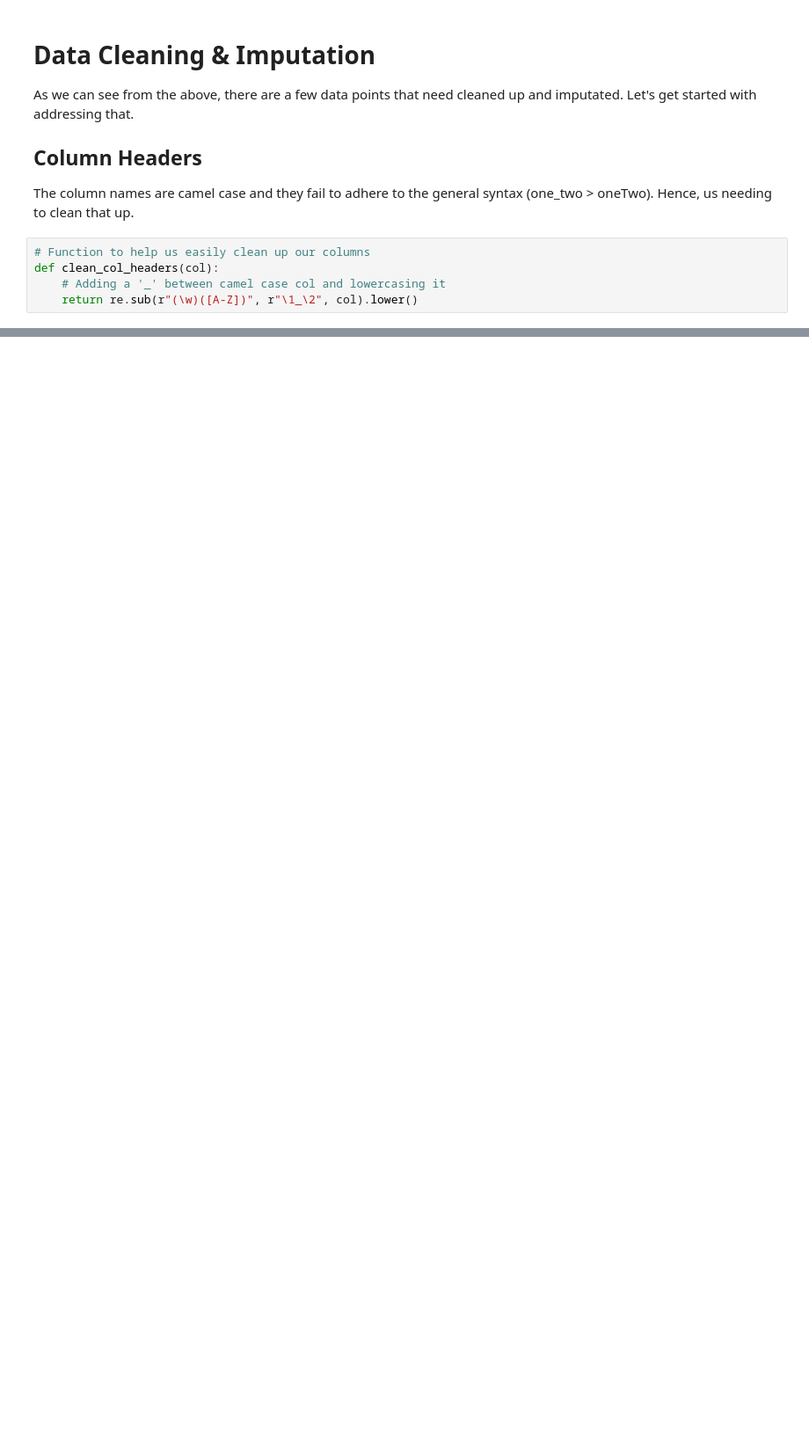
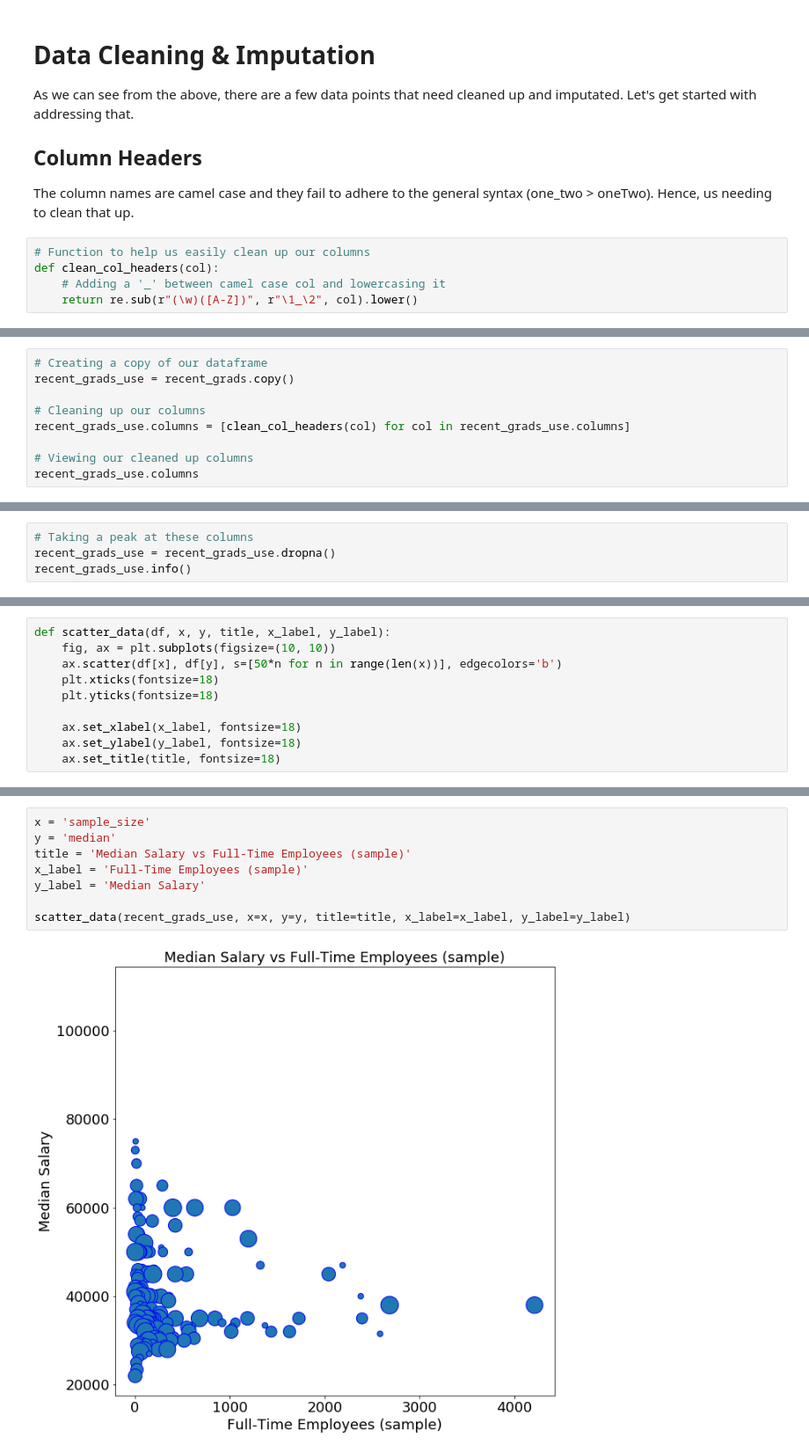
Before and after one commit to QuinnManor/dataquest, a Jupyter notebook: notebooks/3 - Recent Graduates.ipynb, the cells around one changed output, grey strips where cells are left out. Shown at 88% size. Saved outputs shown, nothing was run; the diff lists cells and outputs as text; blank space fills up the shorter version.

```diff
--- a/notebooks/3 - Recent Graduates.ipynb
+++ b/notebooks/3 - Recent Graduates.ipynb
@@ -331,0 +146,9 @@ Analysis next steps:
+# %%
+# Creating a copy of our dataframe
+recent_grads_use = recent_grads.copy()
+
+# Cleaning up our columns
+recent_grads_use.columns = [clean_col_headers(col) for col in recent_grads_use.columns]
+
+# Viewing our cleaned up columns
+recent_grads_use.columns
@@ -331,0 +165,4 @@ Analysis next steps:
+# %%
+# Taking a peak at these columns
+recent_grads_use = recent_grads_use.dropna()
+recent_grads_use.info()
@@ -331,0 +192,10 @@ Analysis next steps:
+# %%
+def scatter_data(df, x, y, title, x_label, y_label):
+    fig, ax = plt.subplots(figsize=(10, 10))
+    ax.scatter(df[x], df[y], s=[50*n for n in range(len(x))], edgecolors='b')
+    plt.xticks(fontsize=18)
+    plt.yticks(fontsize=18)
+
+    ax.set_xlabel(x_label, fontsize=18)
+    ax.set_ylabel(y_label, fontsize=18)
+    ax.set_title(title, fontsize=18)
@@ -331,0 +204,10 @@ Analysis next steps:
+# %%
+x = 'sample_size'
+y = 'median'
+title = 'Median Salary vs Full-Time Employees (sample)'
+x_label = 'Full-Time Employees (sample)'
+y_label = 'Median Salary'
+
+scatter_data(recent_grads_use, x=x, y=y, title=title, x_label=x_label, y_label=y_label)
+# %% [output]
+[figure, added]
```
Also changed, not shown: parts of 47 cells of this notebook, 1 other file.
